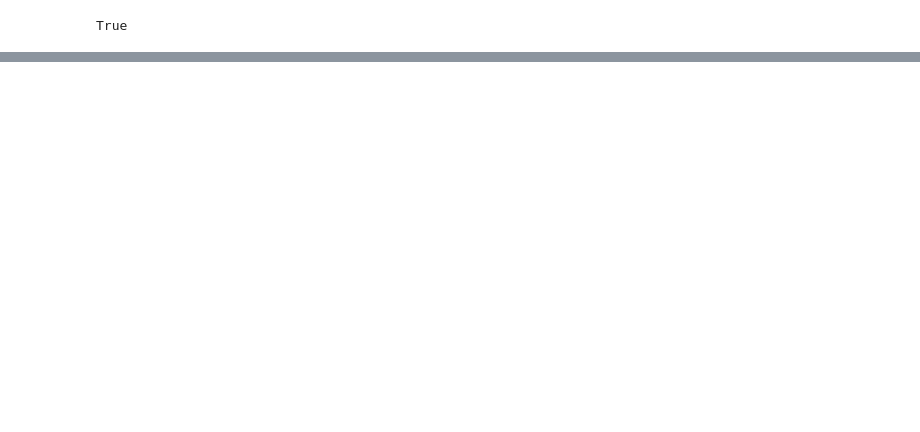
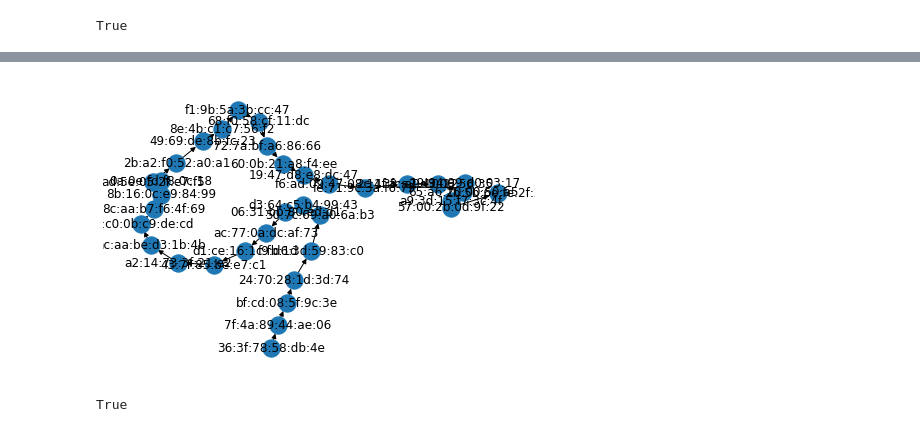
Before and after one commit to herrfz/sandbox, a Jupyter notebook: network.ipynb, the cells around one changed output, grey strips where cells are left out. Cells and saved outputs as stored; diff of their text form; code cells hidden in the pictures; blank space fills up the shorter version.

```diff
--- a/network.ipynb
+++ b/network.ipynb
@@ -51 +206,10 @@ True
+# %%
+G = construct_graph(macs_data)
+nx.draw(G, with_labels=True)
+# %% [output]
+[figure, added]
+# %%
+nx.is_weakly_connected(G)
+# %% [output]
+True
 # %%
```
Also changed, not shown: parts of 17 cells of this notebook.
